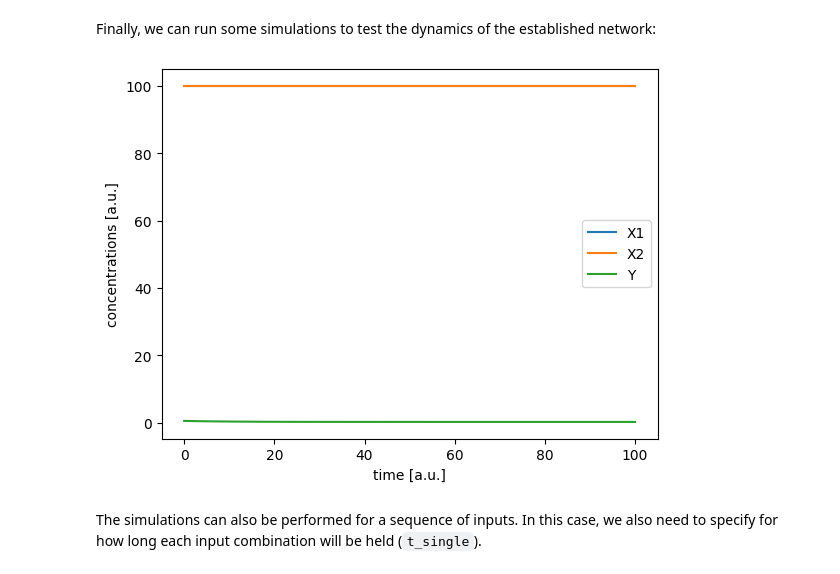
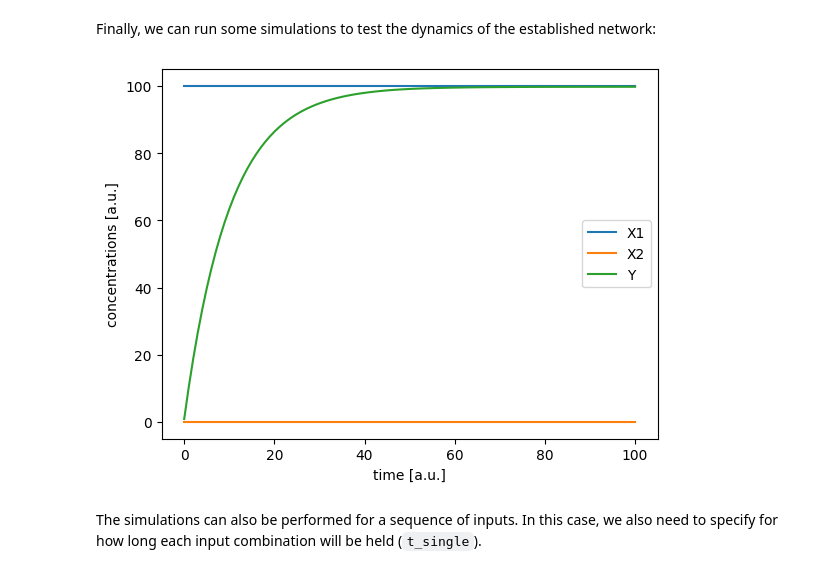
Before and after one commit to kkeroo/bio_processing, a Jupyter notebook: examples.ipynb, the cells around one changed output. Saved outputs shown, nothing was run; the diff lists cells and outputs as text; code cells hidden in the pictures.

```diff
--- a/examples.ipynb
+++ b/examples.ipynb
@@ -18,7 +18,6 @@ In the next step, we can add different species. Input species do not degrade, wh
 
 # input species
 my_grn.add_input_species("X1")
-my_grn.add_input_species("X2")
 
 # other species
 my_grn.add_species("Y", 0.1)
@@ -69,13 +68,13 @@ Finally, we can run some simulations to test the dynamics of the established net
 # %%
 # specify inputs
 
 IN = np.zeros(len(my_grn.input_species_names))
 IN[0]=100
-IN[1]=100
+IN[1]=0
 
 T, Y = simulator.simulate_single(my_grn, IN)
 # %% [output]
-[figure, old version]
+[figure, new version]
 # %% [markdown]
 The simulations can also be performed for a sequence of inputs. In this case, we also need to specify for how long each input combination will be held (`t_single`).
 # %%
```
Also changed, not shown: 6 other files.
